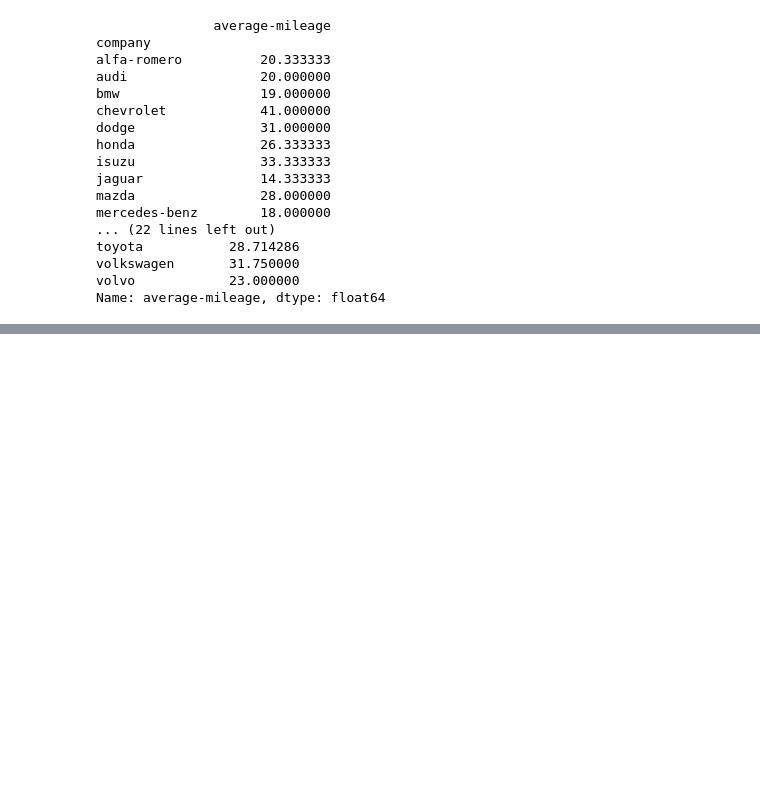
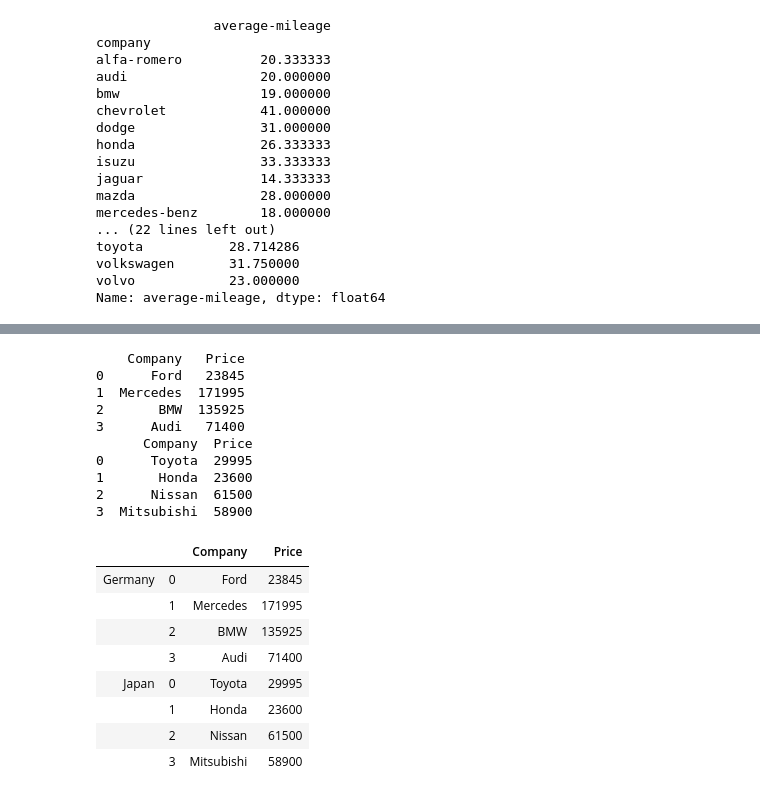
Before and after one commit to andrevks/learning-python-for-ml, a Jupyter notebook: 05-questions-module-1.ipynb, the cells around one changed output, grey strips where cells are left out. Drawn from its saved outputs; the diff is of its cells as text; code cells hidden in the pictures; blank space fills up the shorter version.

```diff
--- a/05-questions-module-1.ipynb
+++ b/05-questions-module-1.ipynb
@@ -200,0 +229,46 @@ Name: average-mileage, dtype: float64
+# %%
+#Q9 - Concatenate two data frames using the following conditions
+
+germany_cars = {
+           'Company':['Ford','Mercedes', 'BMW','Audi'],
+           'Price':[23845,171995,135925,71400]
+        }
+
+german_df = pd.DataFrame(germany_cars)
+print(german_df)
+
+japan_cars = {
+          'Company': ['Toyota','Honda','Nissan', 'Mitsubishi'],
+          'Price':[29995,23600,61500,58900]
+        }
+
+japan_df = pd.DataFrame.from_dict(japan_cars)
+print(japan_df)
+
+print('\n')
+frames = [german_df,japan_df]
+#Concat can concatnate multiple dataframes.
+#Keys are some kinda legend for each dataframe.
+contries_cars_df = pd.concat(frames,keys=['Germany','Japan'])
+
+display(contries_cars_df)
+# %% [output]
+    Company   Price
+0      Ford   23845
+1  Mercedes  171995
+2       BMW  135925
+3      Audi   71400
+      Company  Price
+0      Toyota  29995
+1       Honda  23600
+2      Nissan  61500
+3  Mitsubishi  58900
+|  |  | Company | Price |
+| Germany | 0 | Ford | 23845 |
+|  | 1 | Mercedes | 171995 |
+|  | 2 | BMW | 135925 |
+|  | 3 | Audi | 71400 |
+| Japan | 0 | Toyota | 29995 |
+|  | 1 | Honda | 23600 |
+|  | 2 | Nissan | 61500 |
+|  | 3 | Mitsubishi | 58900 |
```
Also changed, not shown: parts of 6 cells of this notebook.
